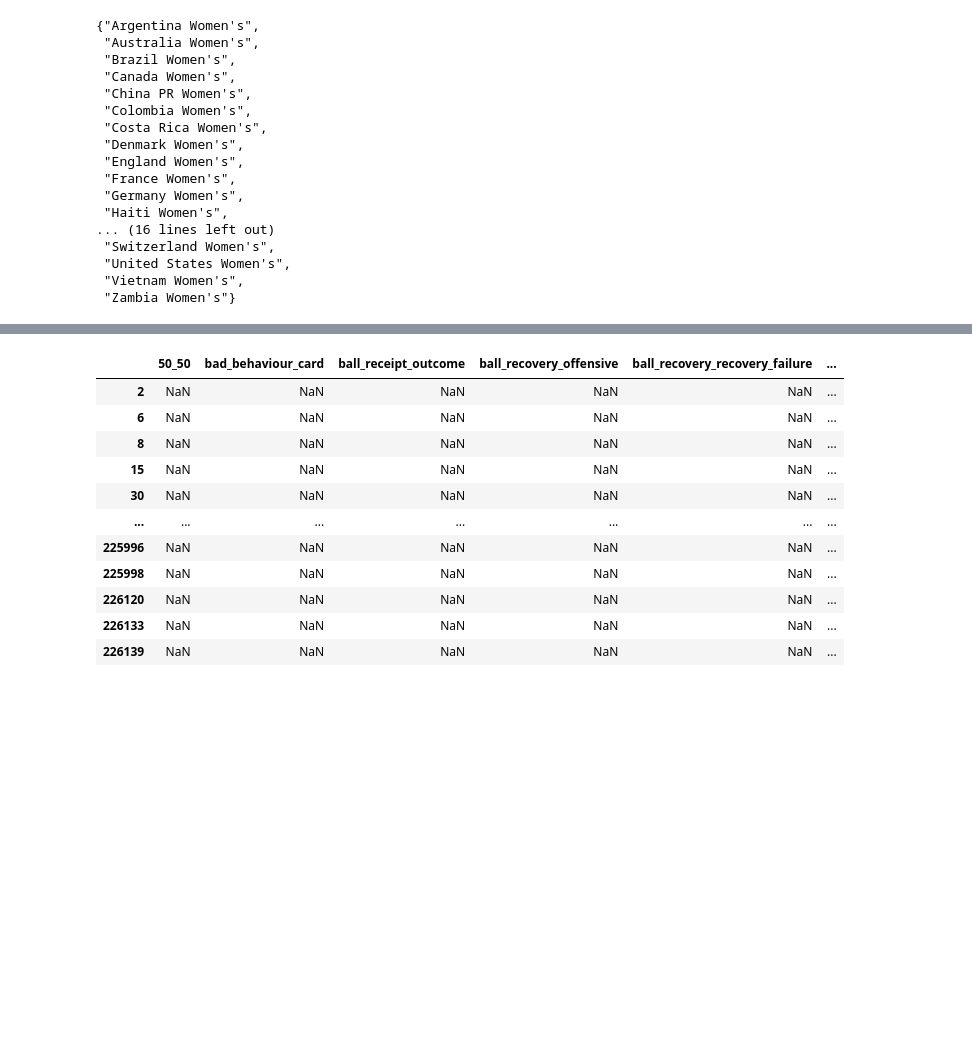
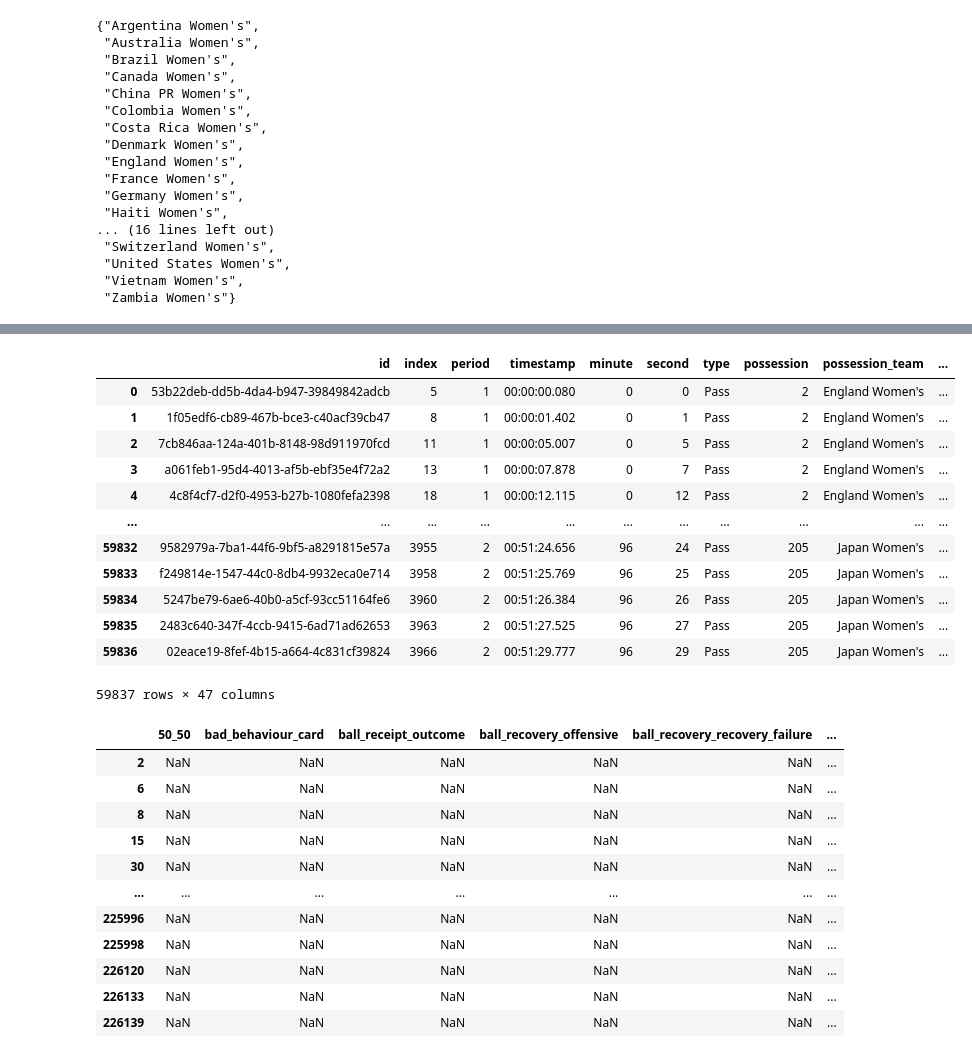
Before and after one commit to AGraciaSipan/soccermatics, a Jupyter notebook: hand-ins/1.AitanaBonmati/Untitled.ipynb, the cells around one changed output, grey strips where cells are left out. Cells and saved outputs as stored; diff of their text form; code cells hidden in the pictures; blank space fills up the shorter version.

```diff
--- a/hand-ins/1.AitanaBonmati/Untitled.ipynb
+++ b/hand-ins/1.AitanaBonmati/Untitled.ipynb
@@ -184,3 +305,19 @@ passes2_df.groupby('match_id').size().reset_index(name='count')
+# %%
+wwc2023_events["passes"]
+# %% [output]
+|  | id | index | period | timestamp | minute | second | type | possession | possession_team | ... |
+| 0 | 53b22deb-dd5b-4da4-b947-39849842adcb | 5 | 1 | 00:00:00.080 | 0 | 0 | Pass | 2 | England Women's | ... |
+| 1 | 1f05edf6-cb89-467b-bce3-c40acf39cb47 | 8 | 1 | 00:00:01.402 | 0 | 1 | Pass | 2 | England Women's | ... |
+| 2 | 7cb846aa-124a-401b-8148-98d911970fcd | 11 | 1 | 00:00:05.007 | 0 | 5 | Pass | 2 | England Women's | ... |
+| 3 | a061feb1-95d4-4013-af5b-ebf35e4f72a2 | 13 | 1 | 00:00:07.878 | 0 | 7 | Pass | 2 | England Women's | ... |
+| 4 | 4c8f4cf7-d2f0-4953-b27b-1080fefa2398 | 18 | 1 | 00:00:12.115 | 0 | 12 | Pass | 2 | England Women's | ... |
+| ... | ... | ... | ... | ... | ... | ... | ... | ... | ... | ... |
+| 59832 | 9582979a-7ba1-44f6-9bf5-a8291815e57a | 3955 | 2 | 00:51:24.656 | 96 | 24 | Pass | 205 | Japan Women's | ... |
+| 59833 | f249814e-1547-44c0-8db4-9932eca0e714 | 3958 | 2 | 00:51:25.769 | 96 | 25 | Pass | 205 | Japan Women's | ... |
+| 59834 | 5247be79-6ae6-40b0-a5cf-93cc51164fe6 | 3960 | 2 | 00:51:26.384 | 96 | 26 | Pass | 205 | Japan Women's | ... |
+| 59835 | 2483c640-347f-4ccb-9415-6ad71ad62653 | 3963 | 2 | 00:51:27.525 | 96 | 27 | Pass | 205 | Japan Women's | ... |
+| 59836 | 02eace19-8fef-4b15-a664-4c831cf39824 | 3966 | 2 | 00:51:29.777 | 96 | 29 | Pass | 205 | Japan Women's | ... |
+59837 rows × 47 columns
 # %%
 wwc2023_events = sb.competition_events(
     country=wwc2023['country_name'].iloc[0],
```
Also changed, not shown: parts of 26 cells of this notebook.
